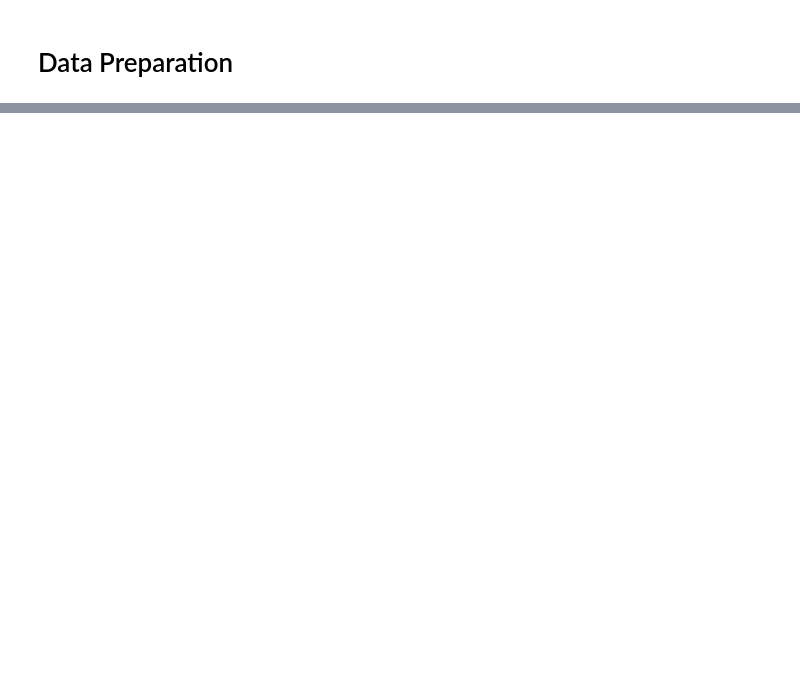
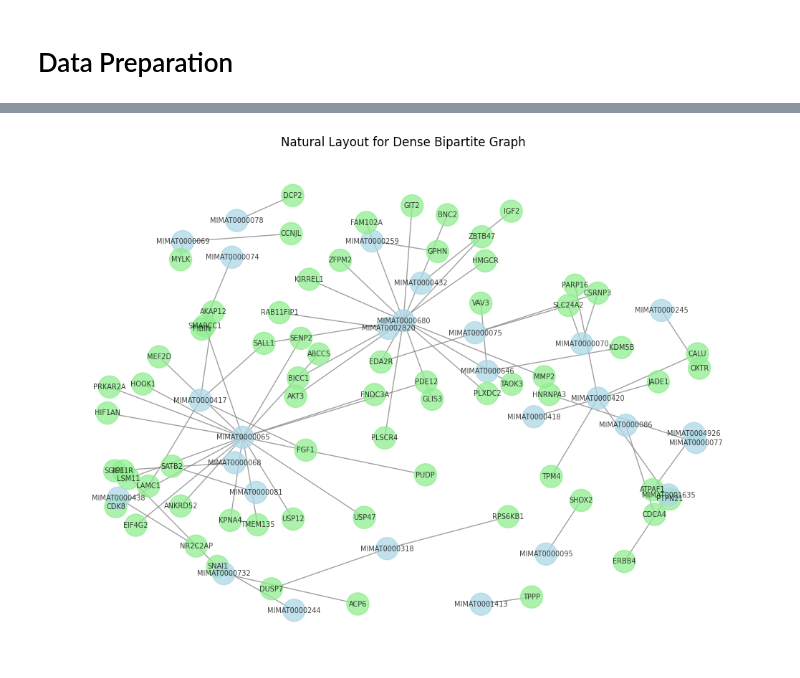
Before and after one commit to MylenaRoberta/pan-cancer-analysis, a Jupyter notebook: notebooks/03_networks/00_brca-core-networks.ipynb, the cells around one changed output, grey strips where cells are left out. Cells and saved outputs as stored; diff of their text form; code cells hidden in the pictures; blank space fills up the shorter version.

```diff
--- a/notebooks/03_networks/00_brca-core-networks.ipynb
+++ b/notebooks/03_networks/00_brca-core-networks.ipynb
@@ -24,23 +57,23 @@ from config import (
 # %% [markdown]
 # Data Preparation
 # %%
-cohorts = list(BRCA_PROCESSED_FILES_DIRS.keys())
-cohorts.remove('project')
+# cohorts = list(BRCA_PROCESSED_FILES_DIRS.keys())
+# cohorts.remove('project')
 
-for cohort in cohorts:
-    processed_file_path = os.path.join(
-        BRCA_PROCESSED_FILES_DIRS[cohort],
-        INTERACTION_INFERENCE_PARAMETERS['processed-file']
-    )
+# for cohort in cohorts:
+#     processed_file_path = os.path.join(
+#         BRCA_PROCESSED_FILES_DIRS[cohort],
+#         INTERACTION_INFERENCE_PARAMETERS['processed-file']
+#     )
 
-    df_interactions = pd.read_csv(processed_file_path, low_memory=False) \
-        .query('is_interaction_of_interest == 1') \
-        .drop(columns=['is_interaction_of_interest']) \
-        .reset_index(drop=True)
+#     df_interactions = pd.read_csv(processed_file_path, low_memory=False) \
+#         .query('is_interaction_of_interest == 1') \
+#         .drop(columns=['is_interaction_of_interest']) \
+#         .reset_index(drop=True)
 
-    interim_file_path = os.path.join(
-        BRCA_INTERIM_FILES_DIRS[cohort],
-        'inferred-interactions-of-interest.csv'
-    )
+#     interim_file_path = os.path.join(
+#         BRCA_INTERIM_FILES_DIRS[cohort],
+#         'inferred-interactions-of-interest.csv'
+#     )
 
-    df_interactions.to_csv(interim_file_path, index=False)
+#     df_interactions.to_csv(interim_file_path, index=False)
@@ -94,0 +99,4 @@ plt.show()
+# %%
+plot_core_network(interactions_of_interest['her2-enriched'])
+# %% [output]
+[figure, added]
```
Also changed, not shown: parts of 9 cells of this notebook.
